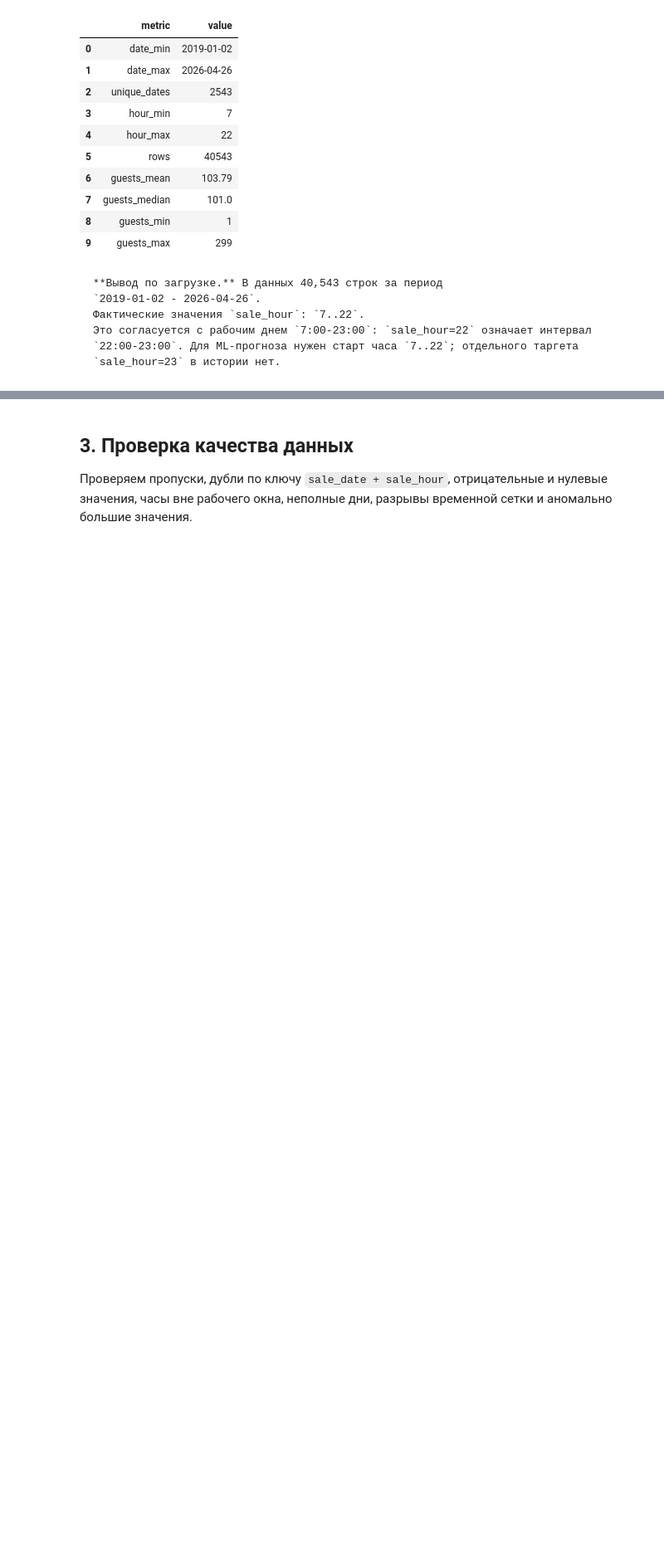
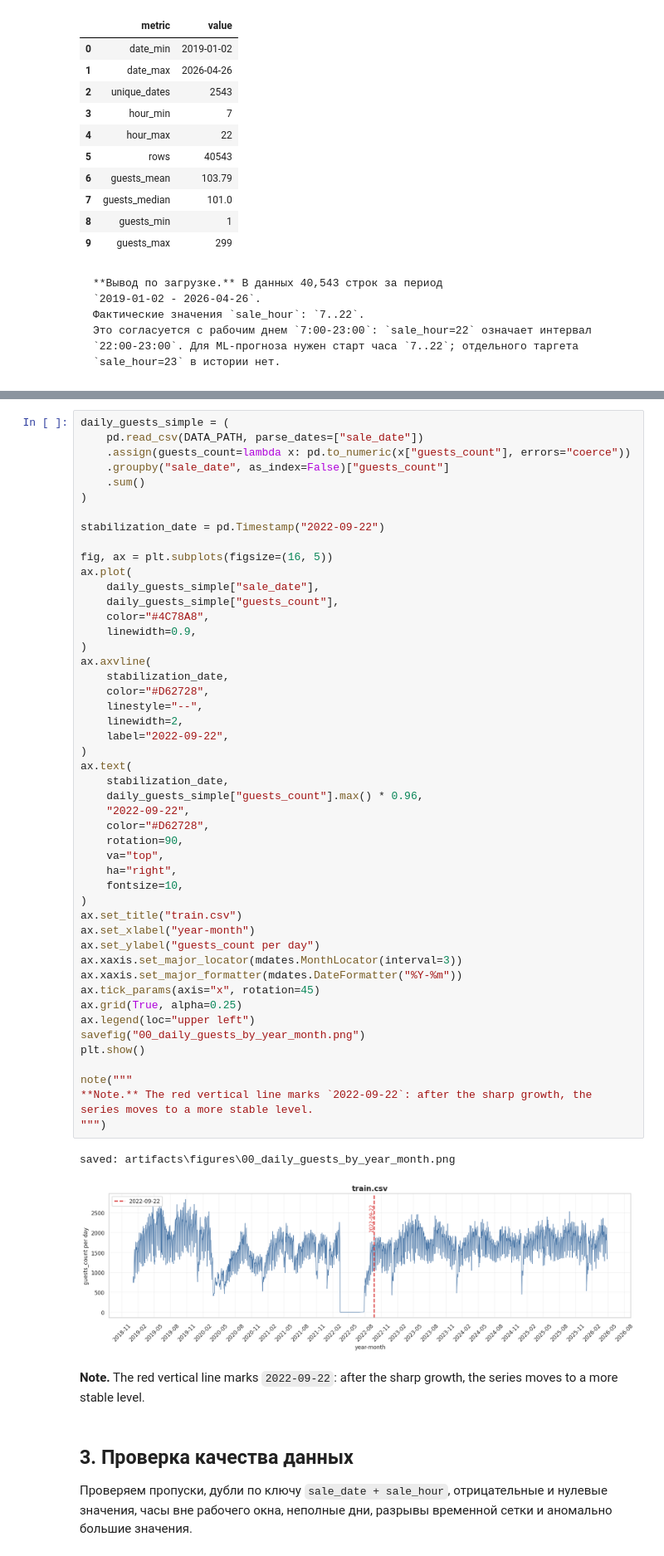
Before and after one commit to lasofiko/crocs, a Jupyter notebook: notebooks/01_train_eda_and_forecast_baseline.ipynb, the cells around one changed output, grey strips where cells are left out. Shown at 83% size. Cells and saved outputs as stored; diff of their text form; blank space fills up the shorter version.

```diff
--- a/notebooks/01_train_eda_and_forecast_baseline.ipynb
+++ b/notebooks/01_train_eda_and_forecast_baseline.ipynb
@@ -230,3 +190,55 @@ memory usage: 950.4 KB
+# %%
+daily_guests_simple = (
+    pd.read_csv(DATA_PATH, parse_dates=["sale_date"])
+    .assign(guests_count=lambda x: pd.to_numeric(x["guests_count"], errors="coerce"))
+    .groupby("sale_date", as_index=False)["guests_count"]
+    .sum()
+)
+
+stabilization_date = pd.Timestamp("2022-09-22")
+
+fig, ax = plt.subplots(figsize=(16, 5))
+ax.plot(
+    daily_guests_simple["sale_date"],
+    daily_guests_simple["guests_count"],
+    color="#4C78A8",
+    linewidth=0.9,
+)
+ax.axvline(
+    stabilization_date,
+    color="#D62728",
+    linestyle="--",
+    linewidth=2,
+    label="2022-09-22",
+)
+ax.text(
+    stabilization_date,
+    daily_guests_simple["guests_count"].max() * 0.96,
+    "2022-09-22",
+    color="#D62728",
+    rotation=90,
+    va="top",
+    ha="right",
+    fontsize=10,
+)
+ax.set_title("train.csv")
+ax.set_xlabel("year-month")
+ax.set_ylabel("guests_count per day")
+ax.xaxis.set_major_locator(mdates.MonthLocator(interval=3))
+ax.xaxis.set_major_formatter(mdates.DateFormatter("%Y-%m"))
+ax.tick_params(axis="x", rotation=45)
+ax.grid(True, alpha=0.25)
+ax.legend(loc="upper left")
+savefig("00_daily_guests_by_year_month.png")
+plt.show()
+
+note("""
+**Note.** The red vertical line marks `2022-09-22`: after the sharp growth, the series moves to a more stable level.
+""")
+# %% [output]
+saved: artifacts\figures\00_daily_guests_by_year_month.png
+[figure, added]
+**Note.** The red vertical line marks `2022-09-22`: after the sharp growth, the series moves to a more stable level.
 # %% [markdown]
 ## 3. Проверка качества данных
 
```
Also changed, not shown: parts of 20 cells of this notebook, 5 other files.
